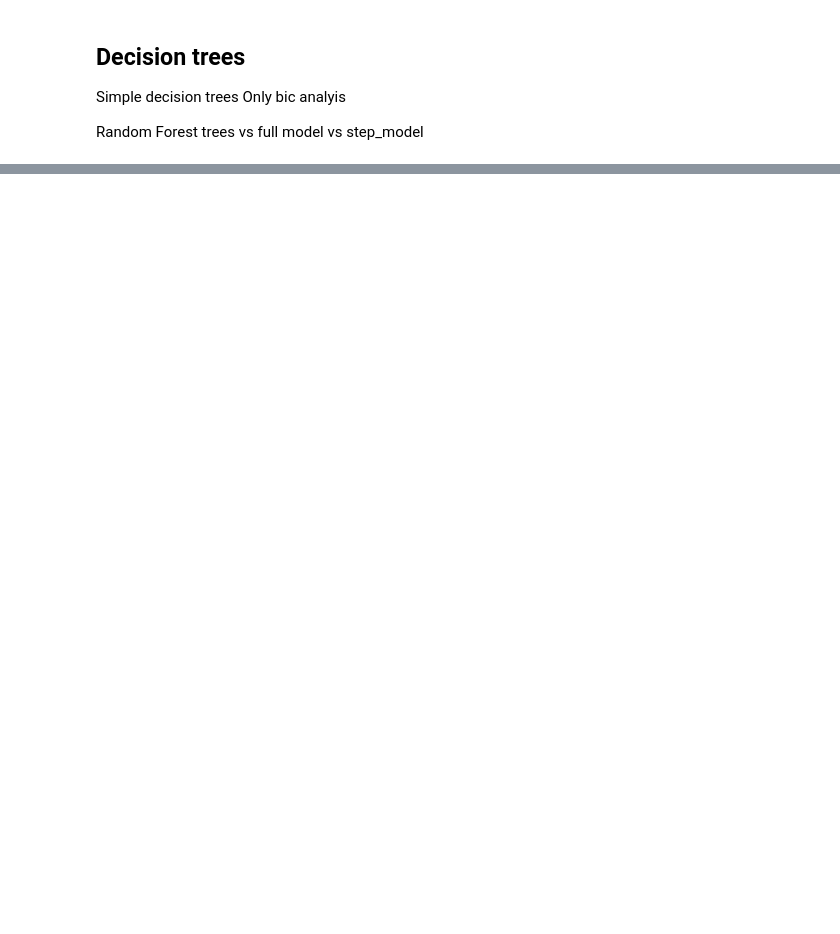
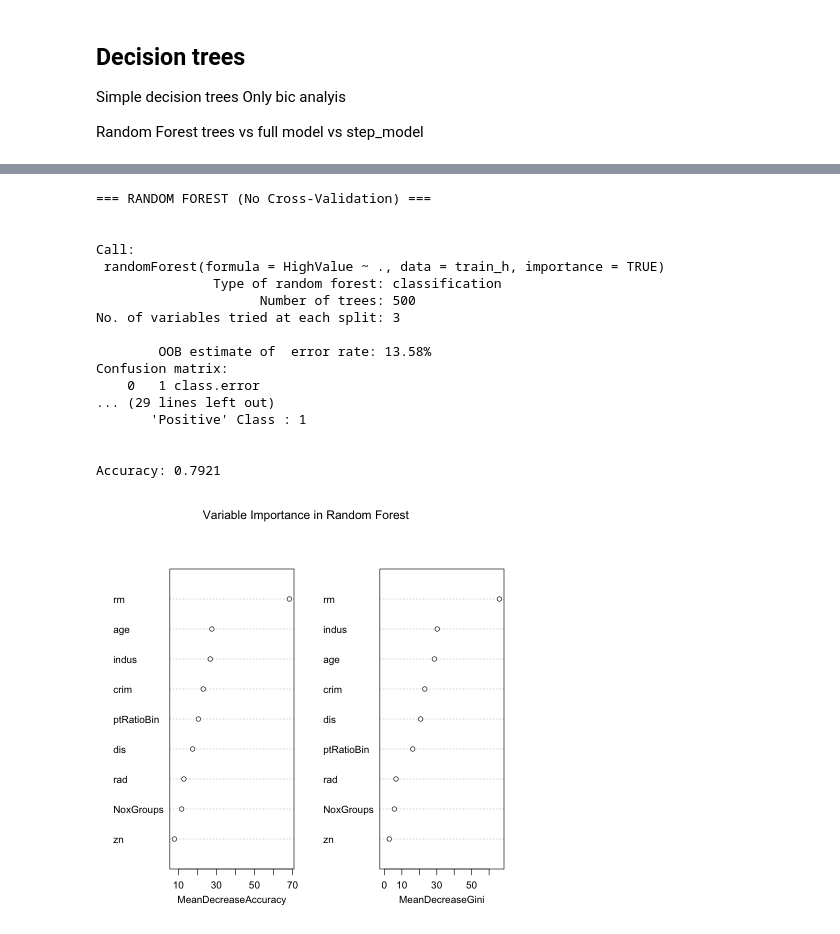
Before and after one commit to godfreydekew/Boston-housing-data-analysis, a Jupyter notebook: house_value_analysis.ipynb, the cells around one changed output, grey strips where cells are left out. Saved outputs shown, nothing was run; the diff lists cells and outputs as text; code cells hidden in the pictures; blank space fills up the shorter version.

```diff
--- a/house_value_analysis.ipynb
+++ b/house_value_analysis.ipynb
@@ -1164,0 +1251,53 @@ Random Forest trees vs full model vs step_model
+# %%
+set.seed(123)
+
+#==============================================================================
+# RANDOM FOREST - SIMPLE MODEL (No Cross-Validation)
+#==============================================================================
+
+cat("\n=== RANDOM FOREST (No Cross-Validation) ===\n\n")
+
+# 1. Fit the model
+h_rf_simple <- randomForest(
+  HighValue ~ .,
+  data = train_h,
+  # ntree = 500,
+  importance = TRUE
+)
+
+# 2. View model summary
+print(h_rf_simple)
+
+# 3. Plot variable importance
+varImpPlot(h_rf_simple,
+           main = "Variable Importance in Random Forest")
+
+# 4. Make predictions
+rf_simple_pred_prob <- predict(h_rf_simple, test_h, type = "prob")
+rf_simple_pred_class <- ifelse(rf_simple_pred_prob[, 2] > 0.71, "1", "0")
+
+# 5. Evaluate performance
+cat("\n--- Confusion Matrix (Simple Random Forest) ---\n")
+rf_simple_cm <- confusionMatrix(as.factor(rf_simple_pred_class), test_h$HighValue, positive = "1")
+print(rf_simple_cm)
+
+cat("\nAccuracy:", round(rf_simple_cm$overall["Accuracy"], 4), "\n")
+# %% [output]
+=== RANDOM FOREST (No Cross-Validation) ===
+
+
+Call:
+ randomForest(formula = HighValue ~ ., data = train_h, importance = TRUE)
+               Type of random forest: classification
+                     Number of trees: 500
+No. of variables tried at each split: 3
+
+        OOB estimate of  error rate: 13.58%
+Confusion matrix:
+    0   1 class.error
+... (29 lines left out)
+       'Positive' Class : 1
+
+
+Accuracy: 0.7921
+[figure, added]
```
Also changed, not shown: parts of 26 cells of this notebook.
